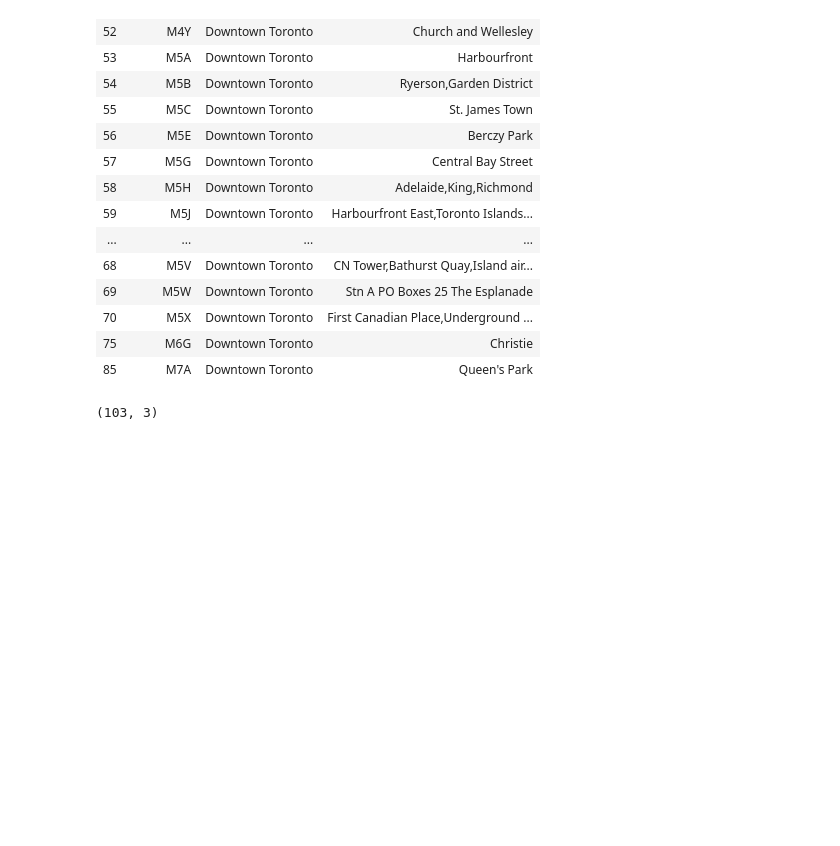
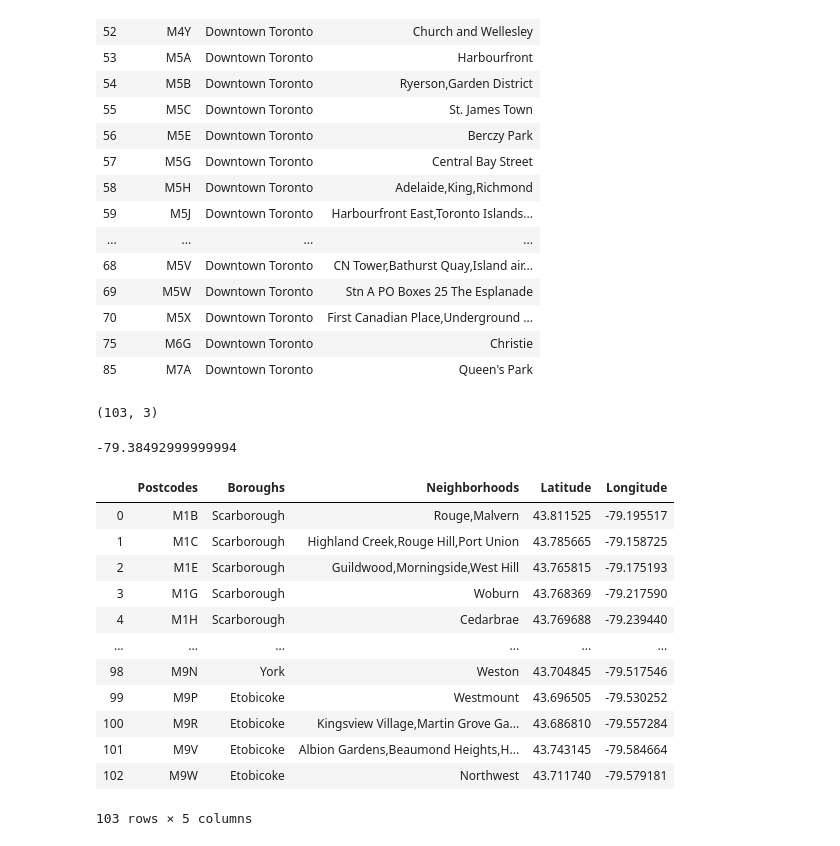
Before and after one commit to Brianmoore0/Coursera_Capstone, a Jupyter notebook: CA Postcode Scrape.ipynb, the cells around one changed output. Drawn from its saved outputs; the diff is of its cells as text; code cells hidden in the pictures; blank space fills up the shorter version.

```diff
--- a/CA Postcode Scrape.ipynb
+++ b/CA Postcode Scrape.ipynb
@@ -179,3 +178,47 @@ df5[df5['Boroughs'] == 'Downtown Toronto']
 df5.shape
 # %% [output]
 (103, 3)
+# %%
+#geocoder test code
+import geocoder
+g = geocoder.arcgis('Downtown Toronto, M5G')
+g.lng
+# %% [output]
+-79.38492999999994
+# %%
+list_lat = []
+list_lng = []
+
+for index, row in df5.iterrows():
+
+    postcode = row['Postcodes']
+    borough = row['Boroughs']
+
+    query = str(borough)+', '+str(postcode)
+
+    g = geocoder.arcgis(query)
+
+    lat = g.lat
+    lng = g.lng
+
+    list_lat.append(lat)
+    list_lng.append(lng)
+
+df5['Latitude'] = list_lat
+df5['Longitude'] = list_lng
+# %%
+df5
+# %% [output]
+|  | Postcodes | Boroughs | Neighborhoods | Latitude | Longitude |
+| 0 | M1B | Scarborough | Rouge,Malvern | 43.811525 | -79.195517 |
+| 1 | M1C | Scarborough | Highland Creek,Rouge Hill,Port Union | 43.785665 | -79.158725 |
+| 2 | M1E | Scarborough | Guildwood,Morningside,West Hill | 43.765815 | -79.175193 |
+| 3 | M1G | Scarborough | Woburn | 43.768369 | -79.217590 |
+| 4 | M1H | Scarborough | Cedarbrae | 43.769688 | -79.239440 |
+| ... | ... | ... | ... | ... | ... |
+| 98 | M9N | York | Weston | 43.704845 | -79.517546 |
+| 99 | M9P | Etobicoke | Westmount | 43.696505 | -79.530252 |
+| 100 | M9R | Etobicoke | Kingsview Village,Martin Grove Ga... | 43.686810 | -79.557284 |
+| 101 | M9V | Etobicoke | Albion Gardens,Beaumond Heights,H... | 43.743145 | -79.584664 |
+| 102 | M9W | Etobicoke | Northwest | 43.711740 | -79.579181 |
+103 rows × 5 columns
```
Also changed, not shown: parts of 2 cells of this notebook.
